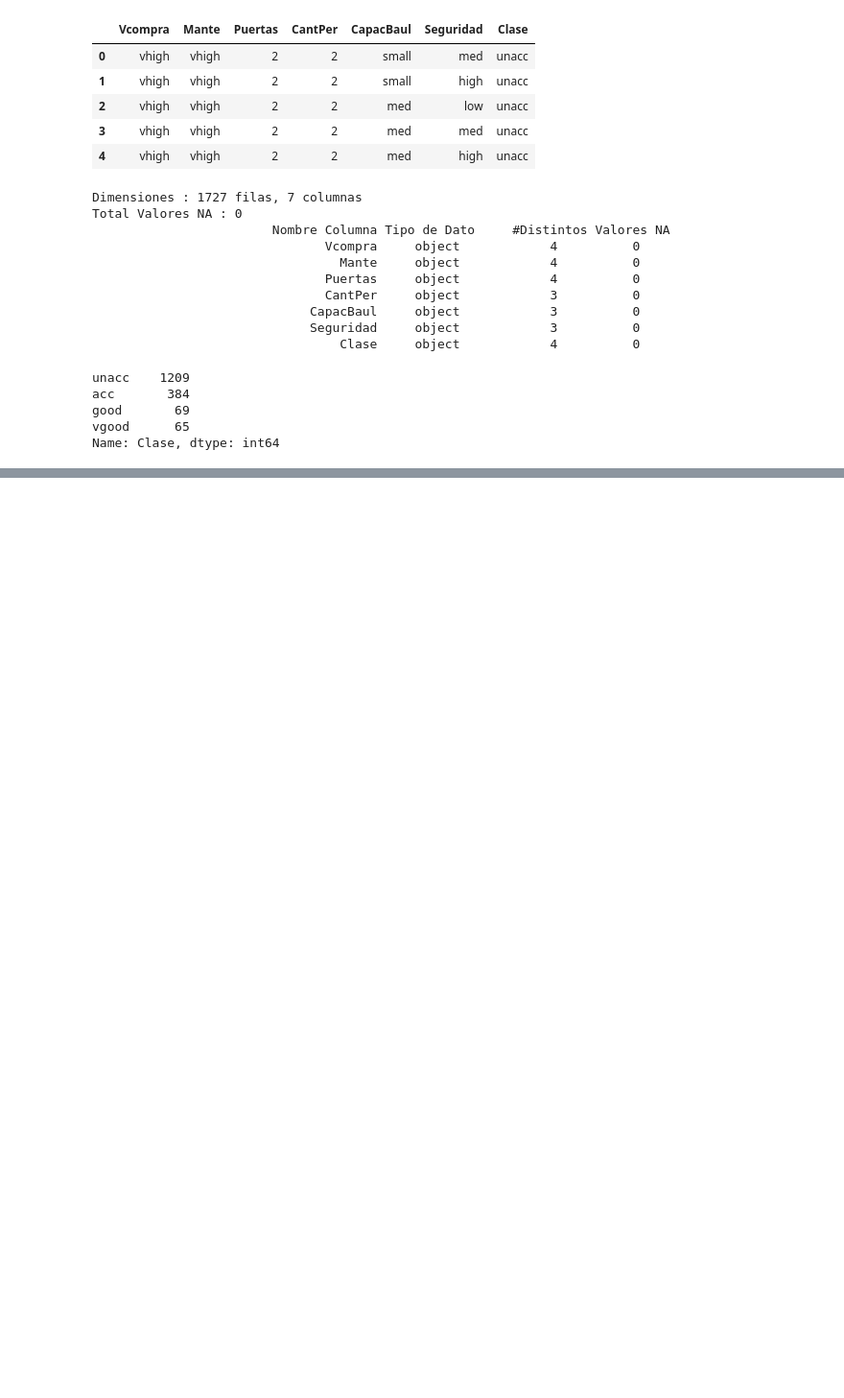
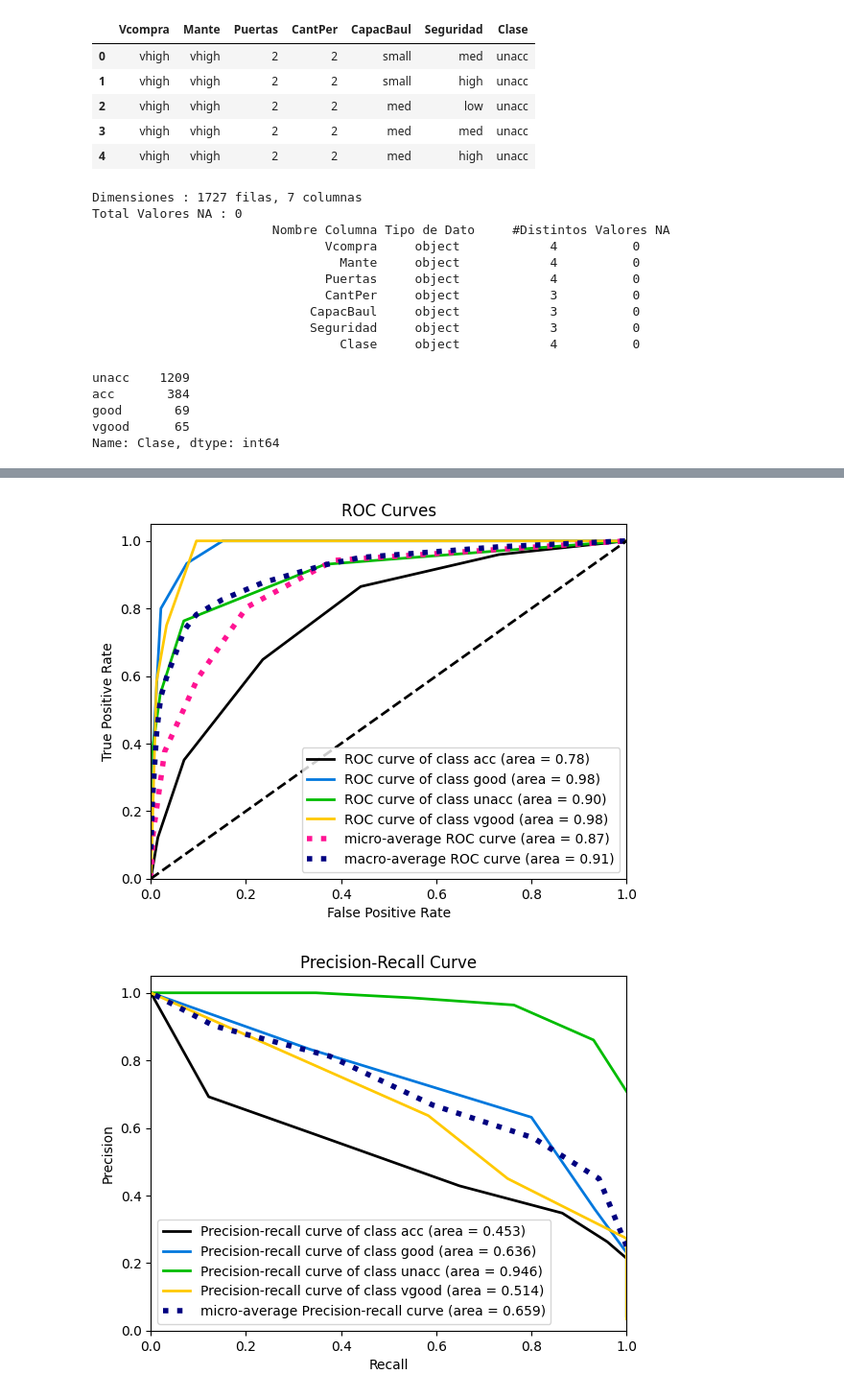
Before and after one commit to jaquimbayoc7/DocumentacionDiplomadoML, a Jupyter notebook: 4. Aprendizaje Supervisado Clasificación/ArbolDecisionClas.ipynb, the cells around one changed output, grey strips where cells are left out. Shown at 96% size. Cells and saved outputs as stored; diff of their text form; code cells hidden in the pictures; blank space fills up the shorter version.

```diff
--- a/4. Aprendizaje Supervisado Clasificación/ArbolDecisionClas.ipynb
+++ b/4. Aprendizaje Supervisado Clasificación/ArbolDecisionClas.ipynb
@@ -326,0 +345,13 @@ plt.show()
+# %%
+model = KNeighborsClassifier()
+model.fit(X_bal, y_bal)
+y_score = model.predict_proba(X_test)
+y_pred = model.predict(X_test)# Plot metrics
+plot_roc(y_test, y_score)
+plt.show()
+
+plot_precision_recall(y_test, y_score)
+plt.show()
+# %% [output]
+[figure, added]
+[figure, added]
```
Also changed, not shown: parts of 19 cells of this notebook.
